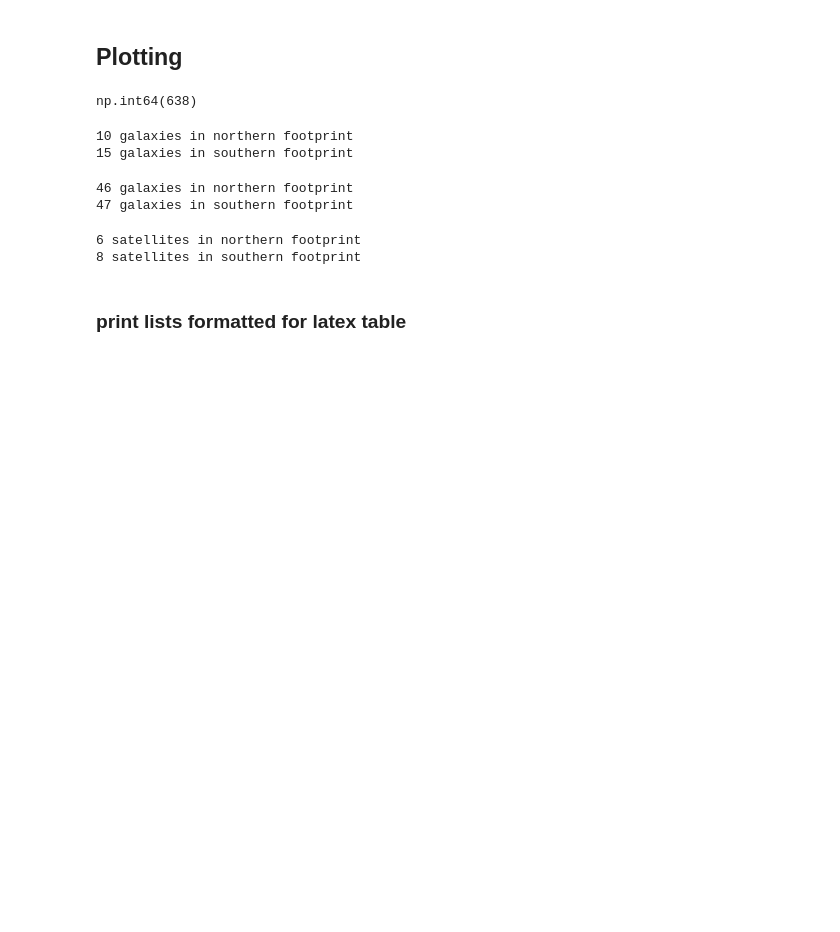
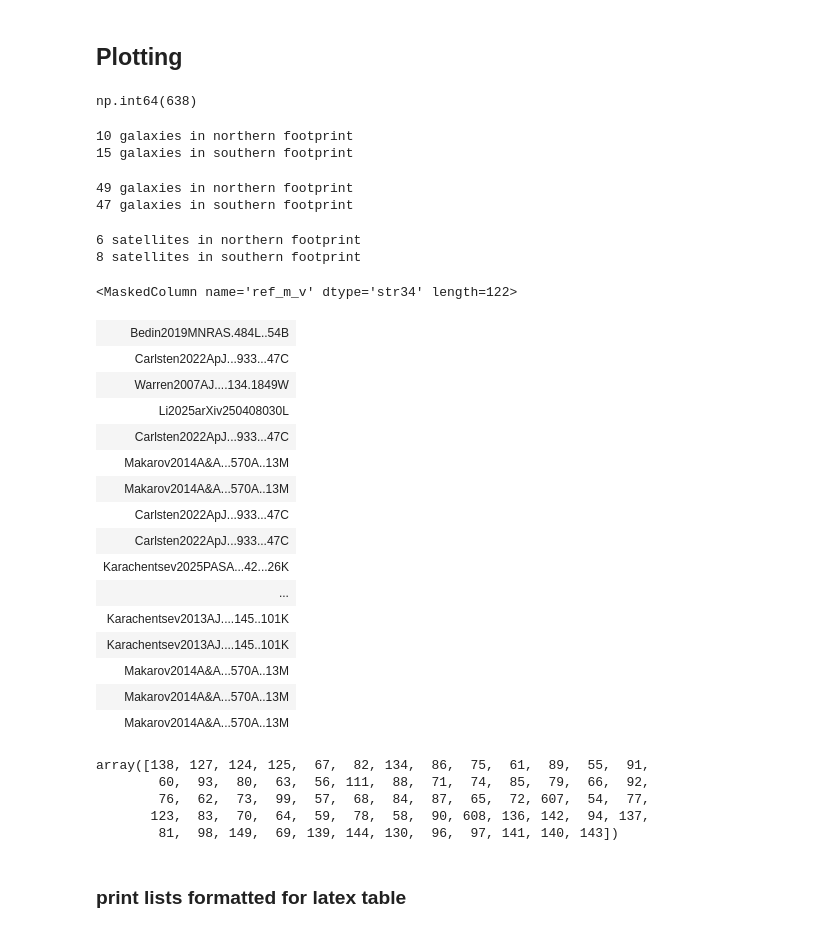
Before and after one commit to Dynamics-Penn/roman-nearfield, a Jupyter notebook: notebooks/ccs_footprints_nbgs.ipynb, the cells around one changed output. Cells and saved outputs as stored; diff of their text form; code cells hidden in the pictures; blank space fills up the shorter version.

Commit message:
a bunch of rewrites to handle references and new table format, responding to referee comments

```diff
--- a/notebooks/ccs_footprints_nbgs.ipynb
+++ b/notebooks/ccs_footprints_nbgs.ipynb
@@ -55,7 +55,7 @@ isgal=(lvdb['confirmed_galaxy']==1)
 np.int64(638)
 # %%
 nbgs, nbg_coords = read_galaxies()
-nbgs_all, nbg_coords_all = read_galaxies_all(dmax=10*u.Mpc)
+nbgs_all, nbg_coords_all = read_galaxies_all(dmax=10.5*u.Mpc)
 nbglm = read_satellites()
 # %%
 nbgs_in_hlwas_north, nbgs_in_hlwas_south = select_galaxies_in_footprint(combined_map_gal, nbg_coords, nbgs,kara=True)
@@ -65,12 +65,42 @@ nbgs_in_hlwas_north, nbgs_in_hlwas_south = select_galaxies_in_footprint(combined
 # %%
 nbgs_in_hlwas_north_all, nbgs_in_hlwas_south_all = select_galaxies_in_footprint(combined_map_gal, nbg_coords_all, nbgs_all)
 # %% [output]
-46 galaxies in northern footprint
+49 galaxies in northern footprint
 47 galaxies in southern footprint
 # %%
 nbglm_in_hlwas_north, nbglm_in_hlwas_south = select_satellites_in_footprint(combined_map_gal,nbglm)
 # %% [output]
 6 satellites in northern footprint
 8 satellites in southern footprint
+# %%
+nbgs_all['ref_m_v'][dsel]
+# %% [output]
+<MaskedColumn name='ref_m_v' dtype='str34' length=122>
+| Bedin2019MNRAS.484L..54B |
+| Carlsten2022ApJ...933...47C |
+| Warren2007AJ....134.1849W |
+| Li2025arXiv250408030L |
+| Carlsten2022ApJ...933...47C |
+| Makarov2014A&A...570A..13M |
+| Makarov2014A&A...570A..13M |
+| Carlsten2022ApJ...933...47C |
+| Carlsten2022ApJ...933...47C |
+| Karachentsev2025PASA...42...26K |
+| ... |
+| Karachentsev2013AJ....145..101K |
+| Karachentsev2013AJ....145..101K |
+| Makarov2014A&A...570A..13M |
+| Makarov2014A&A...570A..13M |
+| Makarov2014A&A...570A..13M |
+# %%
+idist = np.argsort(dist[dsel])
+idist
+dsel[idist]
+# %% [output]
+array([138, 127, 124, 125,  67,  82, 134,  86,  75,  61,  89,  55,  91,
+        60,  93,  80,  63,  56, 111,  88,  71,  74,  85,  79,  66,  92,
+        76,  62,  73,  99,  57,  68,  84,  87,  65,  72, 607,  54,  77,
+       123,  83,  70,  64,  59,  78,  58,  90, 608, 136, 142,  94, 137,
+        81,  98, 149,  69, 139, 144, 130,  96,  97, 141, 140, 143])
 # %% [markdown]
 ### print lists formatted for latex table
```
Also changed, not shown: parts of 27 cells of this notebook, 2 other files.
